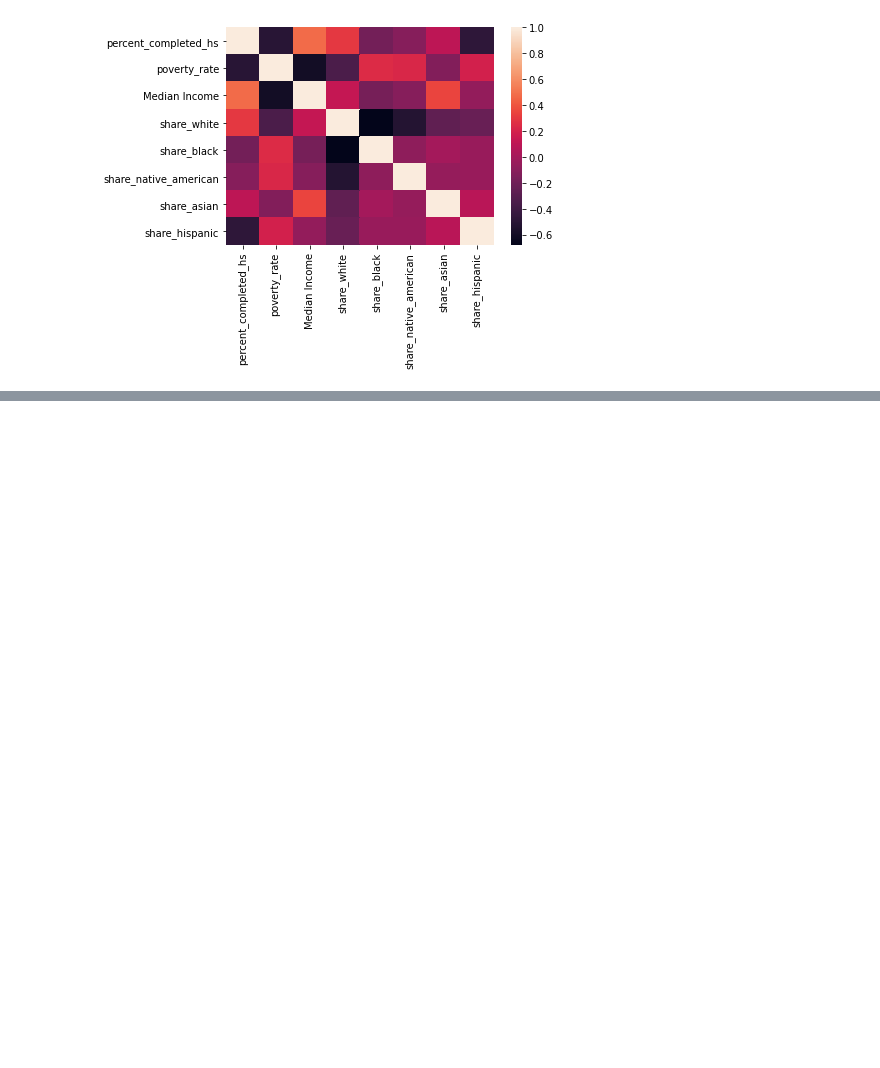
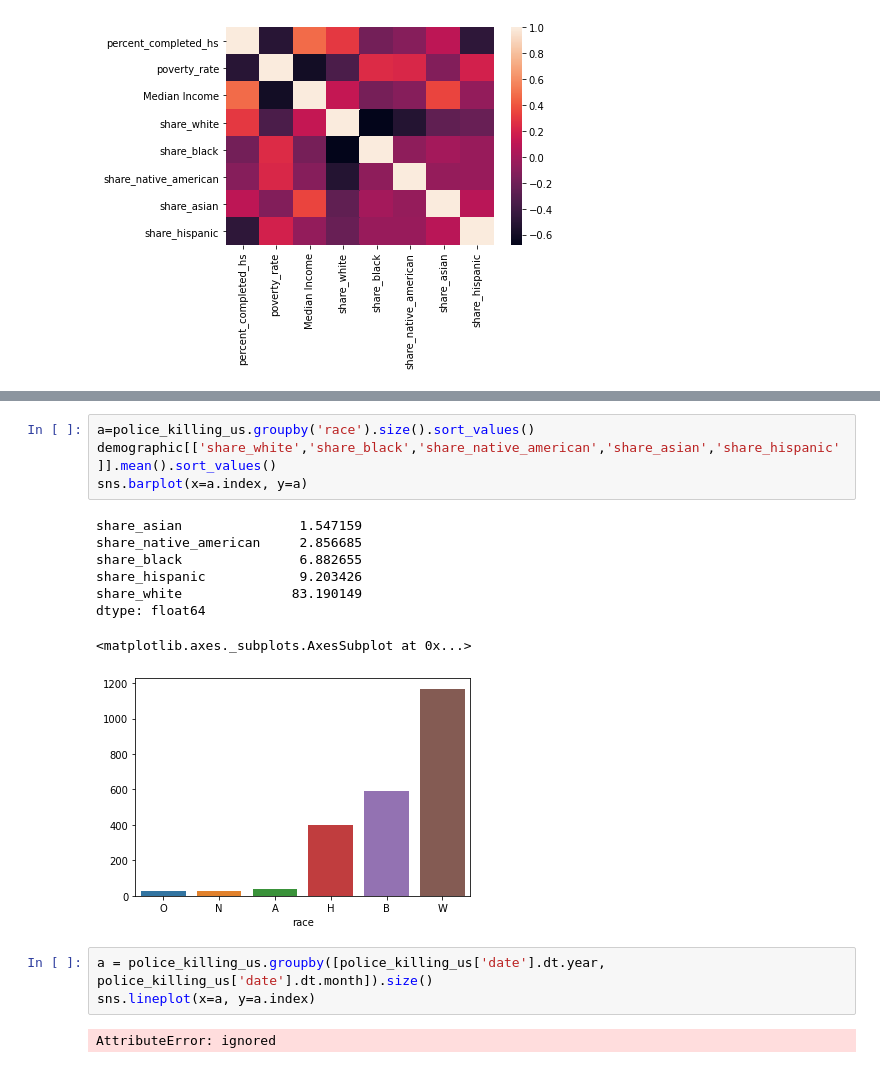
Before and after one commit to UToledo-DataScience/Fatal-Police-Shootings-in-the-US, a Jupyter notebook: EDA/EDA.ipynb, the cells around one changed output, grey strips where cells are left out. Saved outputs shown, nothing was run; the diff lists cells and outputs as text; blank space fills up the shorter version.

```diff
--- a/EDA/EDA.ipynb
+++ b/EDA/EDA.ipynb
@@ -109,0 +153,18 @@ police_killing_us['date'] = pd.to_datetime(police_killing_us['date'], format='%d
+# %%
+a=police_killing_us.groupby('race').size().sort_values()
+demographic[['share_white','share_black','share_native_american','share_asian','share_hispanic']].mean().sort_values()
+sns.barplot(x=a.index, y=a)
+# %% [output]
+share_asian               1.547159
+share_native_american     2.856685
+share_black               6.882655
+share_hispanic            9.203426
+share_white              83.190149
+dtype: float64
+<matplotlib.axes._subplots.AxesSubplot at 0x...>
+[figure, added]
+# %%
+a = police_killing_us.groupby([police_killing_us['date'].dt.year, police_killing_us['date'].dt.month]).size()
+sns.lineplot(x=a, y=a.index)
+# %% [output]
+AttributeError: ignored
```
Also changed, not shown: parts of 9 cells of this notebook.
